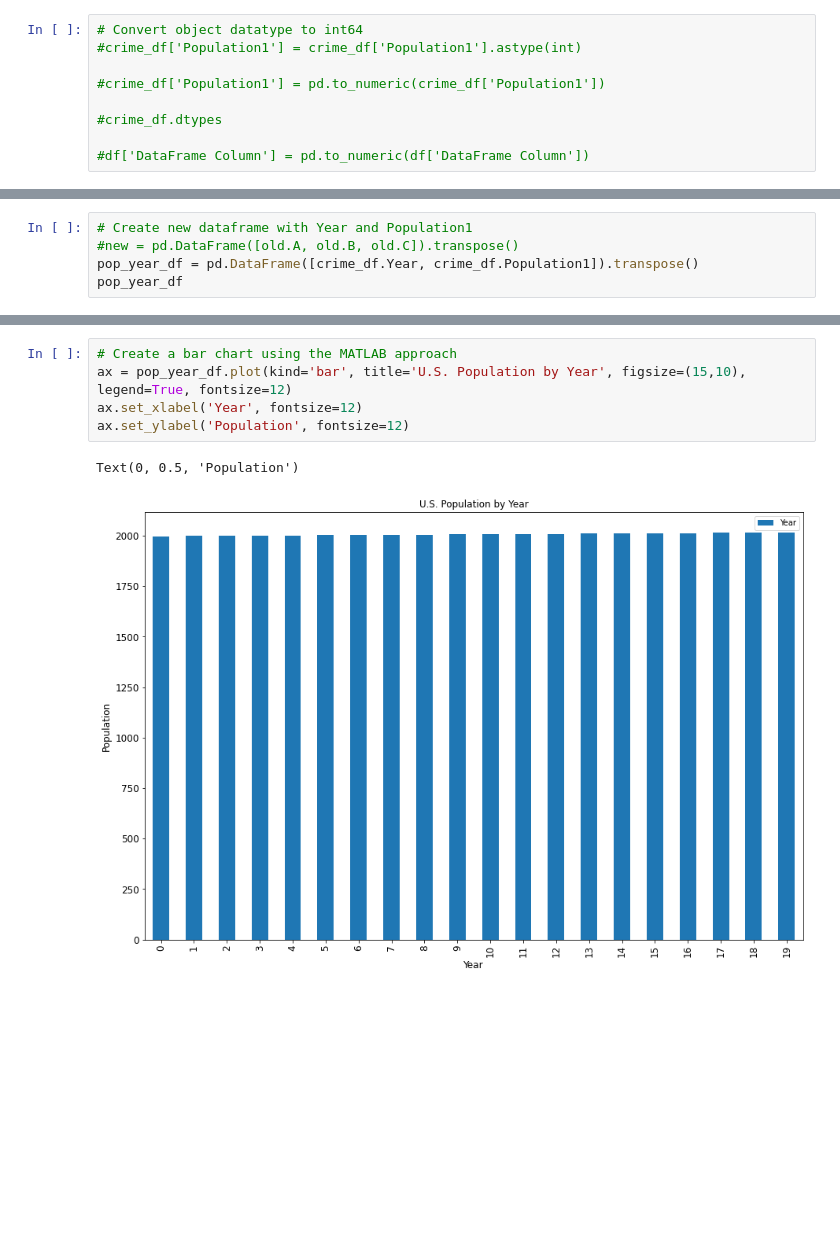
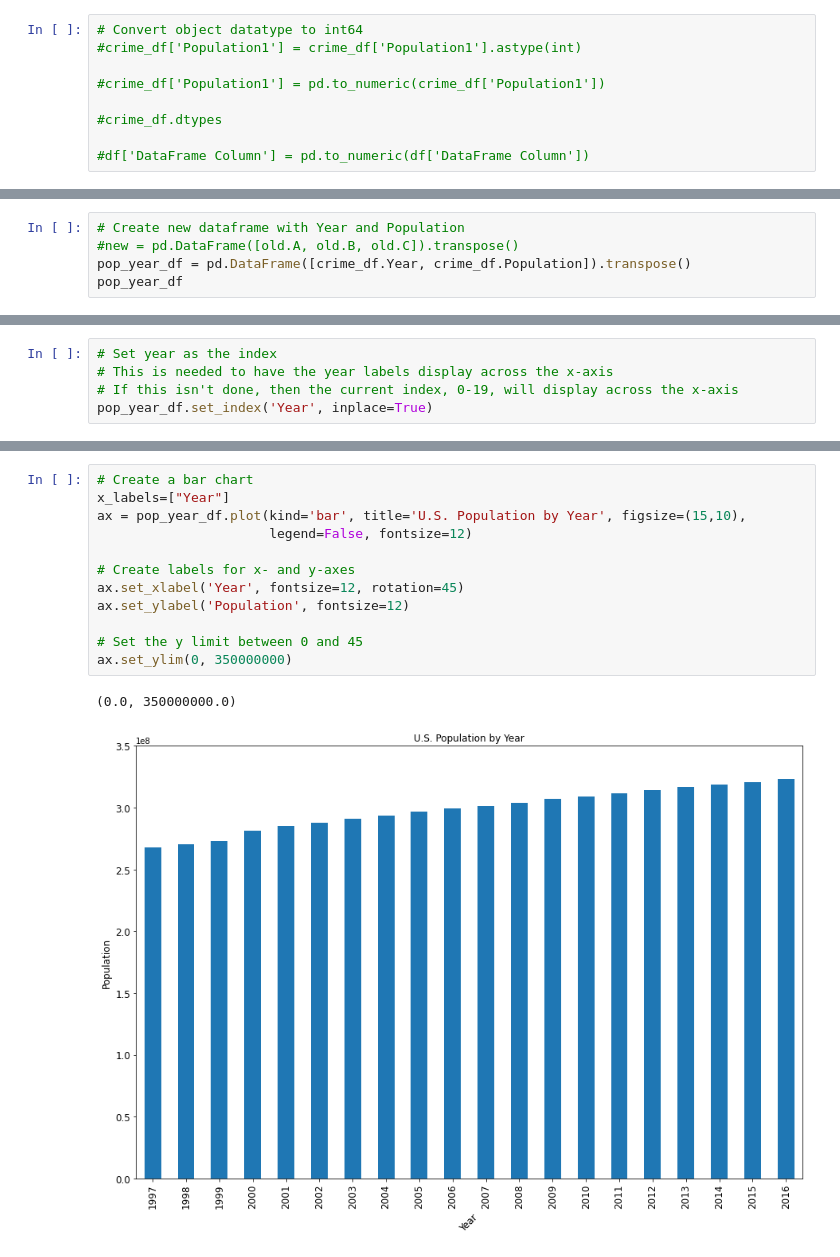
Before and after one commit to acfthomson/Practice, a Jupyter notebook: FBI_Crime_Stats/FBI_Crime_Data.ipynb, the cells around one changed output, grey strips where cells are left out. Saved outputs shown, nothing was run; the diff lists cells and outputs as text; blank space fills up the shorter version.

Commit message:
created bar and line chart showing US population

```diff
--- a/FBI_Crime_Stats/FBI_Crime_Data.ipynb
+++ b/FBI_Crime_Stats/FBI_Crime_Data.ipynb
@@ -74,7 +82,7 @@ Motor \nvehicle \ntheft \nrate                      float64
 dtype: object
 # %%
-# Create new dataframe with Year and Population1
+# Create new dataframe with Year and Population
 #new = pd.DataFrame([old.A, old.B, old.C]).transpose()
-pop_year_df = pd.DataFrame([crime_df.Year, crime_df.Population1]).transpose()
+pop_year_df = pd.DataFrame([crime_df.Year, crime_df.Population]).transpose()
 pop_year_df
 # %% [output]
@@ -97,0 +106,5 @@ pop_year_df
+# %%
+# Set year as the index
+# This is needed to have the year labels display across the x-axis
+# If this isn't done, then the current index, 0-19, will display across the x-axis
+pop_year_df.set_index('Year', inplace=True)
@@ -98,8 +126,15 @@ pop_year_df
 # %%
-# Create a bar chart using the MATLAB approach
-ax = pop_year_df.plot(kind='bar', title='U.S. Population by Year', figsize=(15,10), legend=True, fontsize=12)
-ax.set_xlabel('Year', fontsize=12)
+# Create a bar chart
+x_labels=["Year"]
+ax = pop_year_df.plot(kind='bar', title='U.S. Population by Year', figsize=(15,10),
+                      legend=False, fontsize=12)
+
+# Create labels for x- and y-axes
+ax.set_xlabel('Year', fontsize=12, rotation=45)
 ax.set_ylabel('Population', fontsize=12)
+
+# Set the y limit between 0 and 45
+ax.set_ylim(0, 350000000)
 # %% [output]
-Text(0, 0.5, 'Population')
+(0.0, 350000000.0)
-[figure, old version]
+[figure, new version]
```
Also changed, not shown: parts of 7 cells of this notebook, 1 other file.
